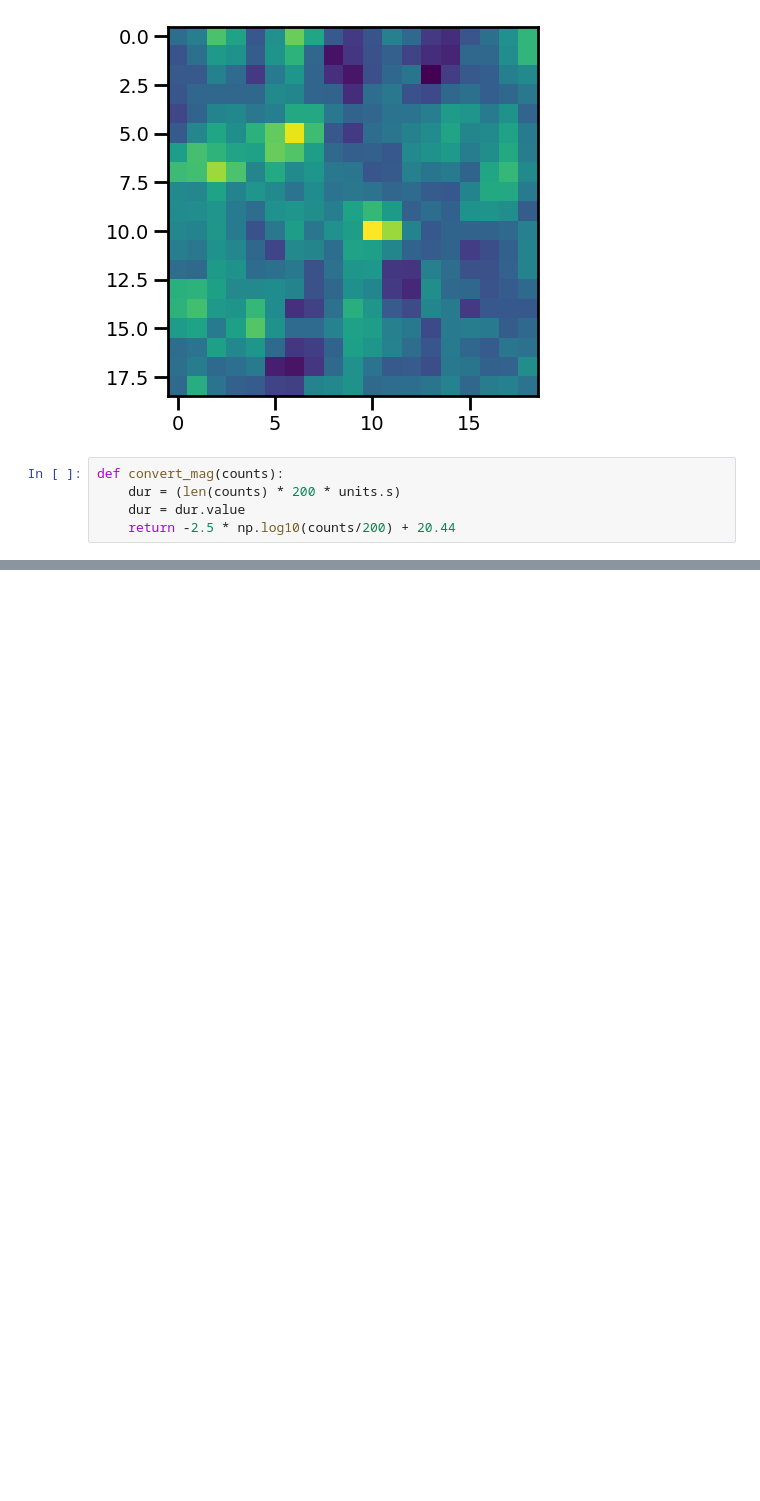
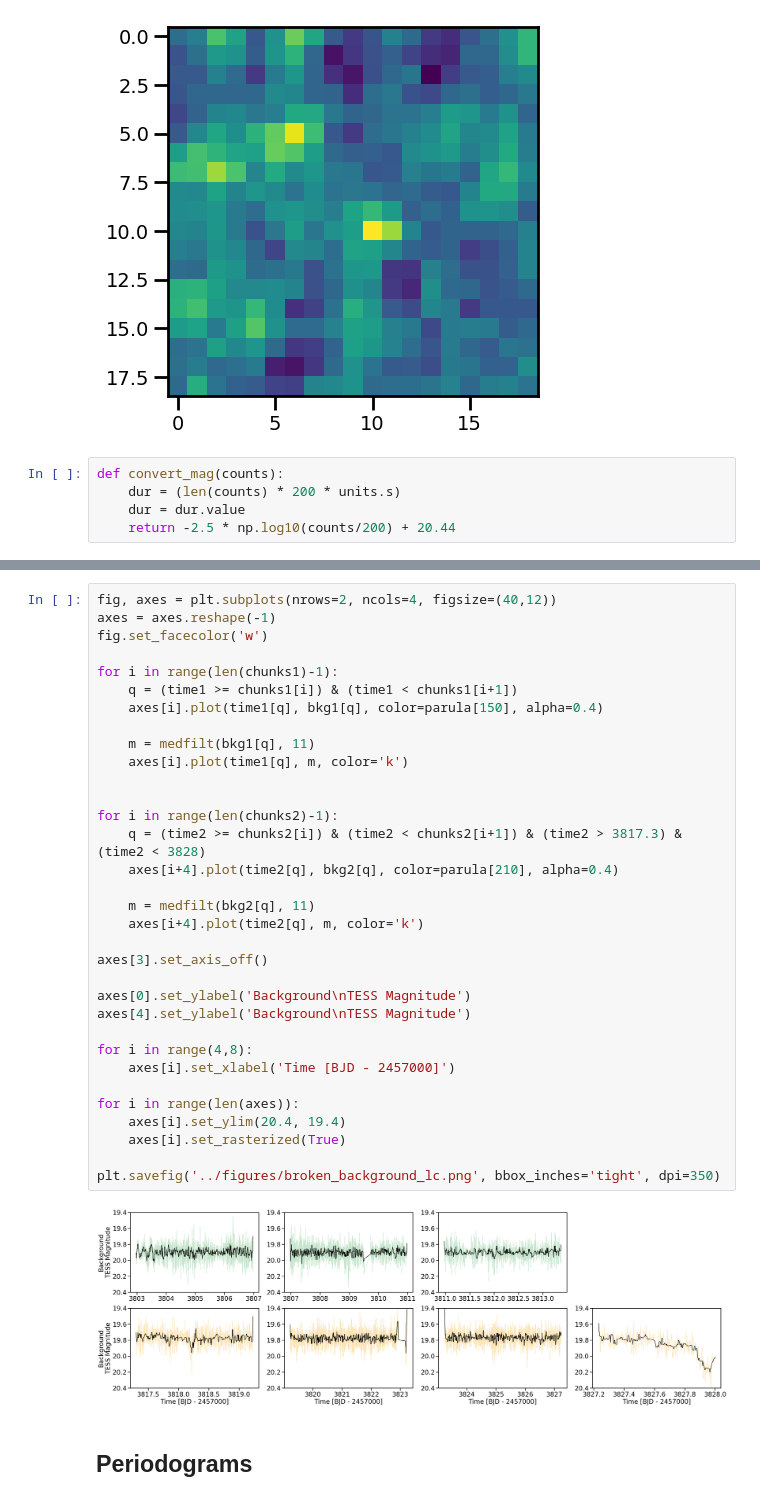
Before and after one commit to afeinstein20/atlas-tess, a Jupyter notebook: notebooks/lightcurve_figure.ipynb, the cells around one changed output, grey strips where cells are left out. Drawn from its saved outputs; the diff is of its cells as text; blank space fills up the shorter version.

```diff
--- a/notebooks/lightcurve_figure.ipynb
+++ b/notebooks/lightcurve_figure.ipynb
@@ -94,0 +141,37 @@ plt.xscale('log')
+# %%
+fig, axes = plt.subplots(nrows=2, ncols=4, figsize=(40,12))
+axes = axes.reshape(-1)
+fig.set_facecolor('w')
+
+for i in range(len(chunks1)-1):
+    q = (time1 >= chunks1[i]) & (time1 < chunks1[i+1])
+    axes[i].plot(time1[q], bkg1[q], color=parula[150], alpha=0.4)
+
+    m = medfilt(bkg1[q], 11)
+    axes[i].plot(time1[q], m, color='k')
+
+
+for i in range(len(chunks2)-1):
+    q = (time2 >= chunks2[i]) & (time2 < chunks2[i+1]) & (time2 > 3817.3) & (time2 < 3828)
+    axes[i+4].plot(time2[q], bkg2[q], color=parula[210], alpha=0.4)
+
+    m = medfilt(bkg2[q], 11)
+    axes[i+4].plot(time2[q], m, color='k')
+
+axes[3].set_axis_off()
+
+axes[0].set_ylabel('Background\nTESS Magnitude')
+axes[4].set_ylabel('Background\nTESS Magnitude')
+
+for i in range(4,8):
+    axes[i].set_xlabel('Time [BJD - 2457000]')
+
+for i in range(len(axes)):
+    axes[i].set_ylim(20.4, 19.4)
+    axes[i].set_rasterized(True)
+
+plt.savefig('../figures/broken_background_lc.png', bbox_inches='tight', dpi=350)
+# %% [output]
+[figure, added]
+# %% [markdown]
+## Periodograms
```
Also changed, not shown: parts of 22 cells of this notebook.
